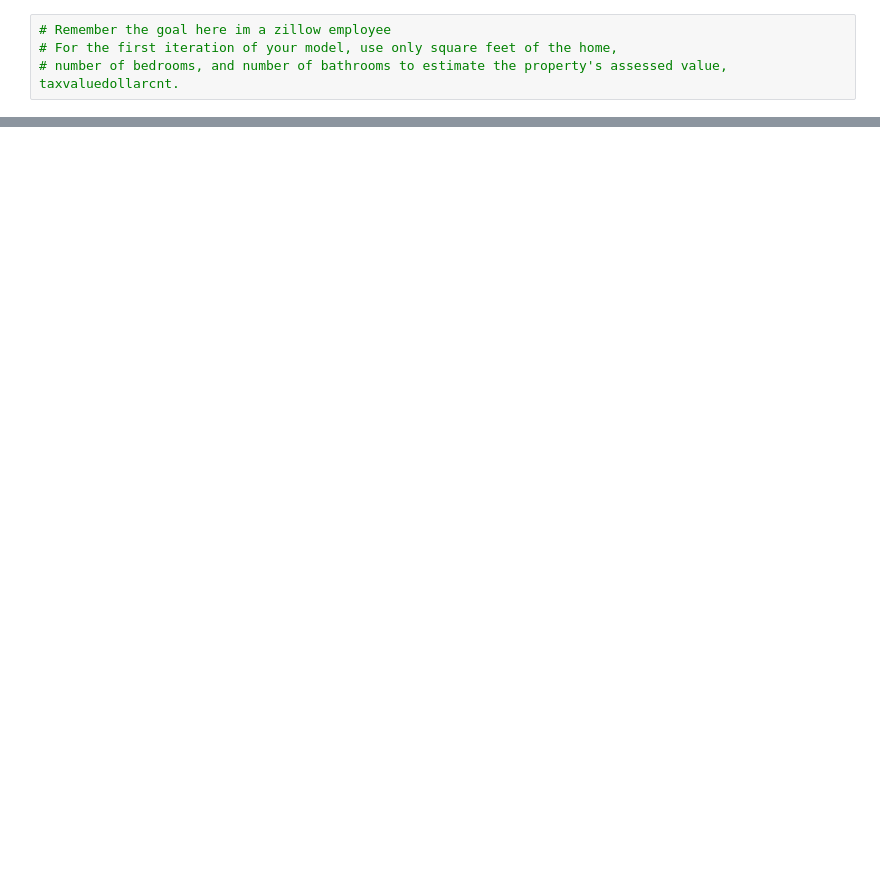
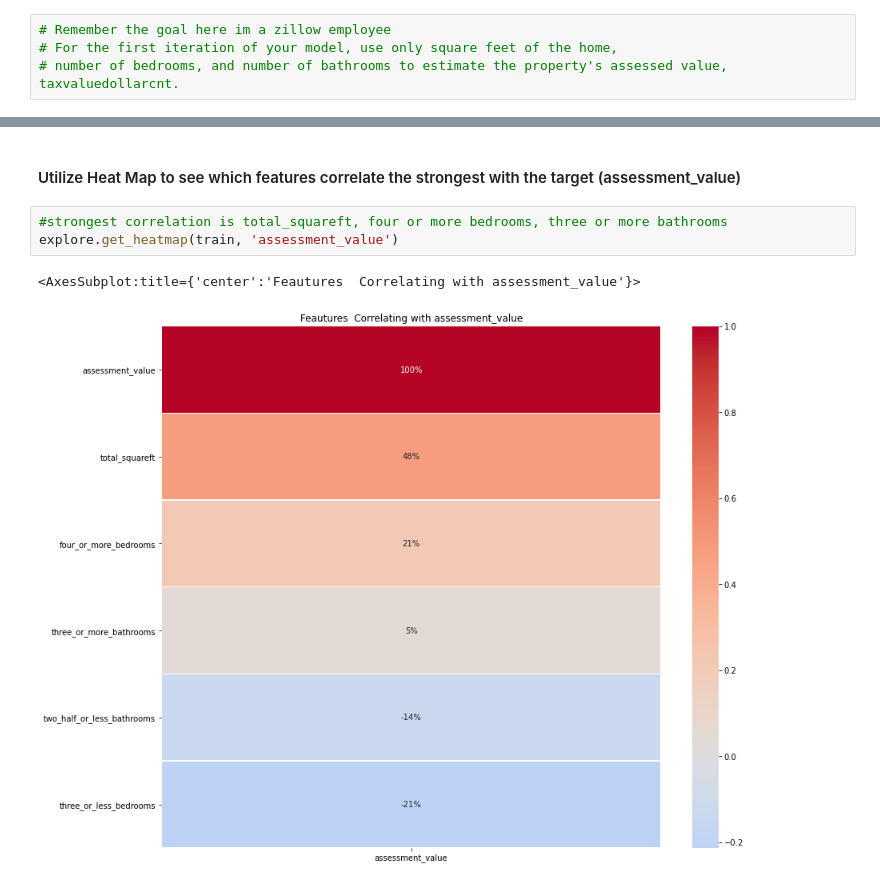
Before and after one commit to RobLMurphy92/zillow_regression_project, a Jupyter notebook: zillow_initial.ipynb, the cells around one changed output, grey strips where cells are left out. Saved outputs shown, nothing was run; the diff lists cells and outputs as text; blank space fills up the shorter version.

```diff
--- a/zillow_initial.ipynb
+++ b/zillow_initial.ipynb
@@ -553,0 +619,8 @@ utilize heat map
+# %% [markdown]
+#### Utilize Heat Map to see which features correlate the strongest with the target (assessment_value)
+# %%
+#strongest correlation is total_squareft, four or more bedrooms, three or more bathrooms
+explore.get_heatmap(train, 'assessment_value')
+# %% [output]
+<AxesSubplot:title={'center':'Feautures  Correlating with assessment_value'}>
+[figure, added]
```
Also changed, not shown: parts of 85 cells of this notebook.
